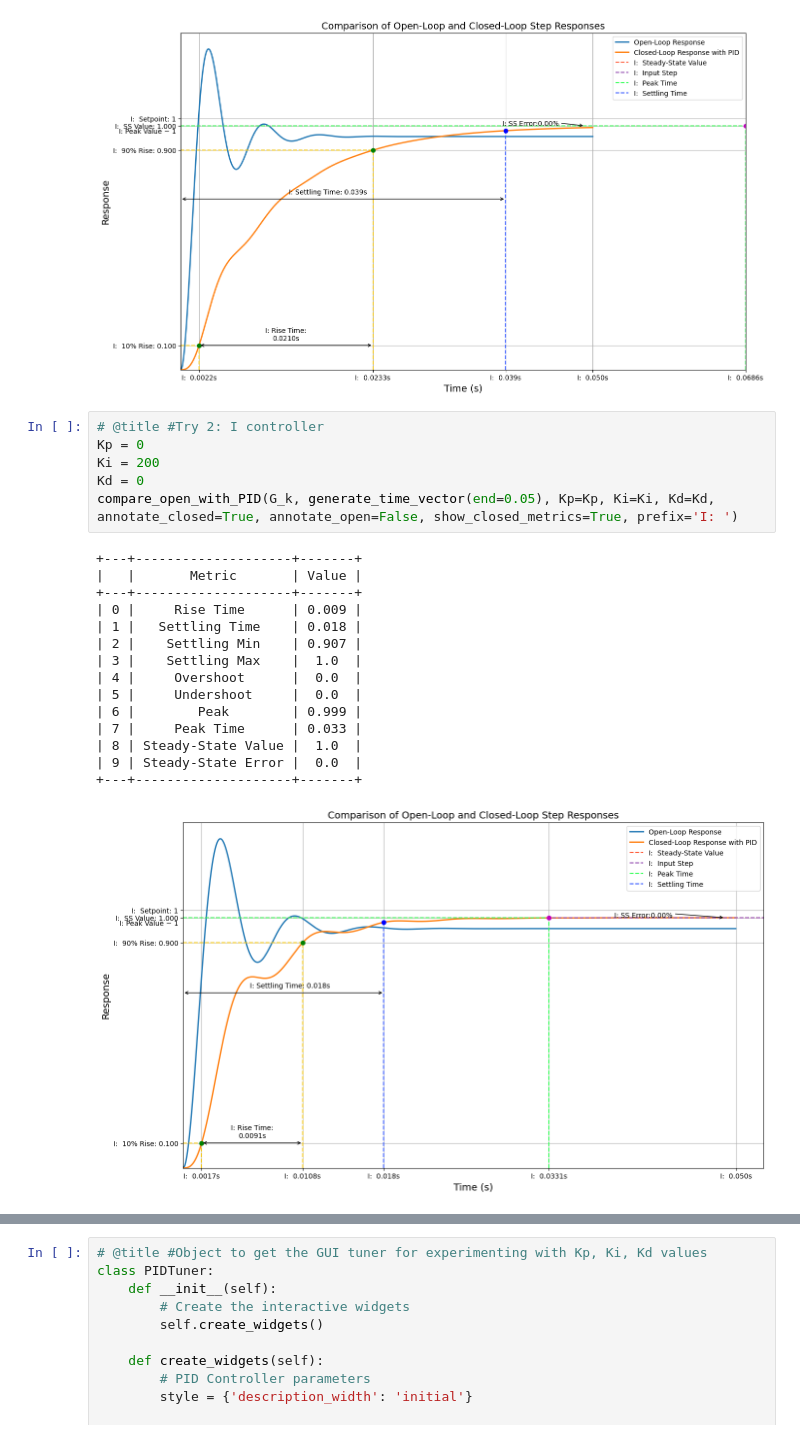
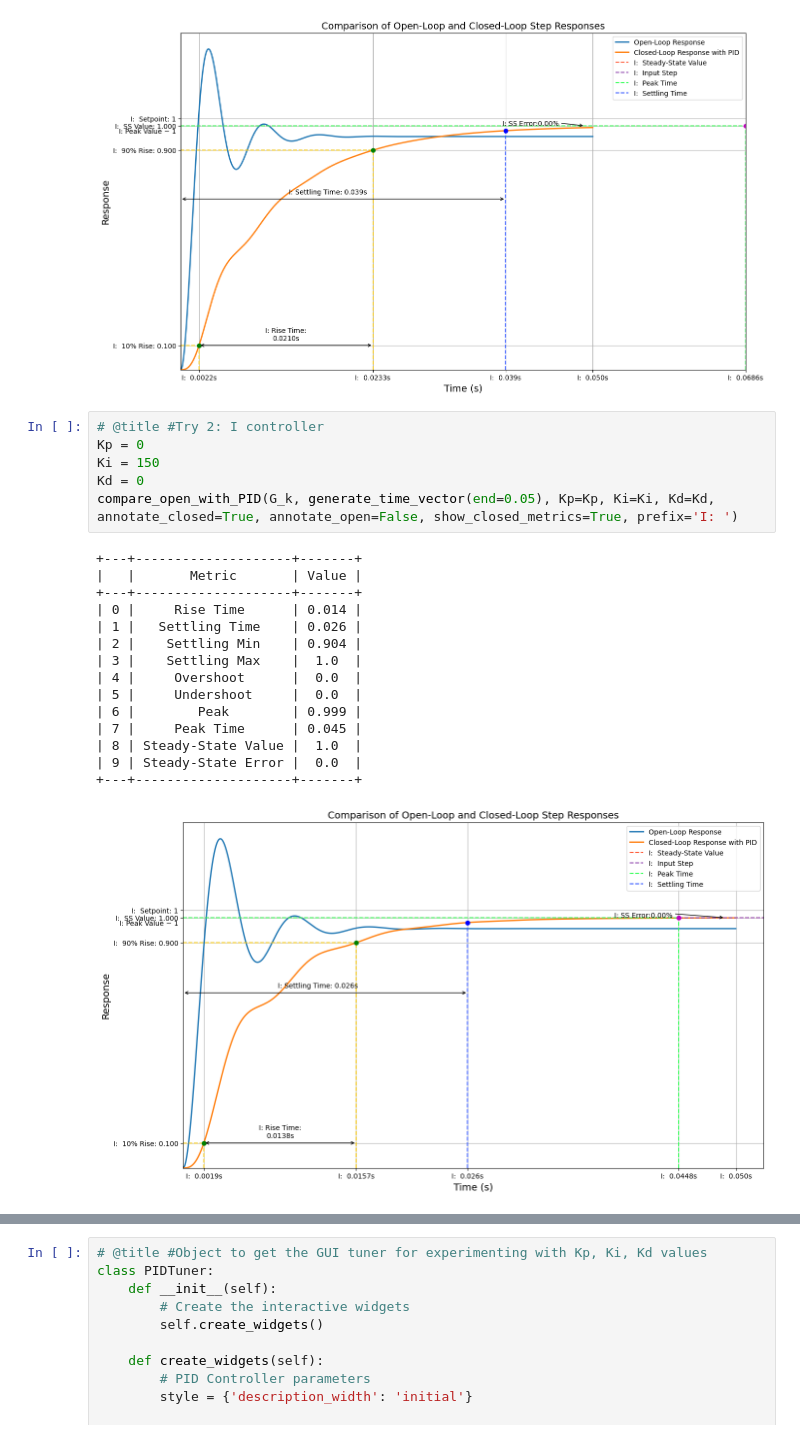
Before and after one commit to ViaAnthroposBenevolentia/ACW, a Jupyter notebook: SIS4/ACW_SIS4.ipynb, the cells around one changed output, grey strips where cells are left out. Saved outputs shown, nothing was run; the diff lists cells and outputs as text.

```diff
--- a/SIS4/ACW_SIS4.ipynb
+++ b/SIS4/ACW_SIS4.ipynb
@@ -397,23 +411,23 @@ compare_open_with_PID(G_k, generate_time_vector(end=0.05), Kp=Kp, Ki=Ki, Kd=Kd,
 # %%
 # @title #Try 2: I controller
 Kp = 0
-Ki = 200
+Ki = 150
 Kd = 0
 compare_open_with_PID(G_k, generate_time_vector(end=0.05), Kp=Kp, Ki=Ki, Kd=Kd, annotate_closed=True, annotate_open=False, show_closed_metrics=True, prefix='I: ')
 # %% [output]
 +---+--------------------+-------+
 |   |       Metric       | Value |
 +---+--------------------+-------+
-| 0 |     Rise Time      | 0.009 |
-| 1 |   Settling Time    | 0.018 |
-| 2 |    Settling Min    | 0.907 |
+| 0 |     Rise Time      | 0.014 |
+| 1 |   Settling Time    | 0.026 |
+| 2 |    Settling Min    | 0.904 |
 | 3 |    Settling Max    |  1.0  |
 | 4 |     Overshoot      |  0.0  |
 | 5 |     Undershoot     |  0.0  |
 | 6 |        Peak        | 0.999 |
-| 7 |     Peak Time      | 0.033 |
+| 7 |     Peak Time      | 0.045 |
 | 8 | Steady-State Value |  1.0  |
 | 9 | Steady-State Error |  0.0  |
 +---+--------------------+-------+
-[figure, old version]
+[figure, new version]
 # %%
```
Also changed, not shown: parts of 6 cells of this notebook.
